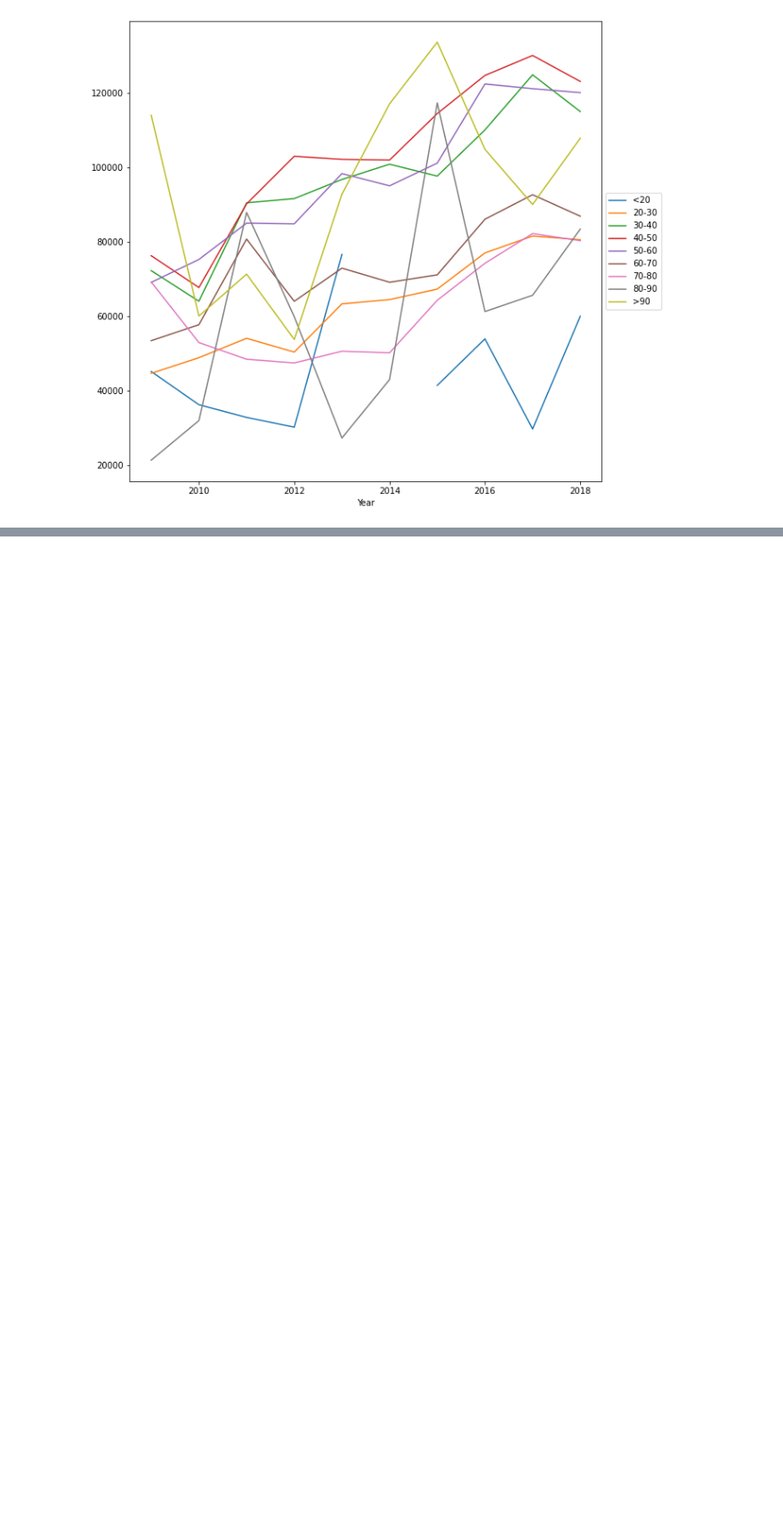
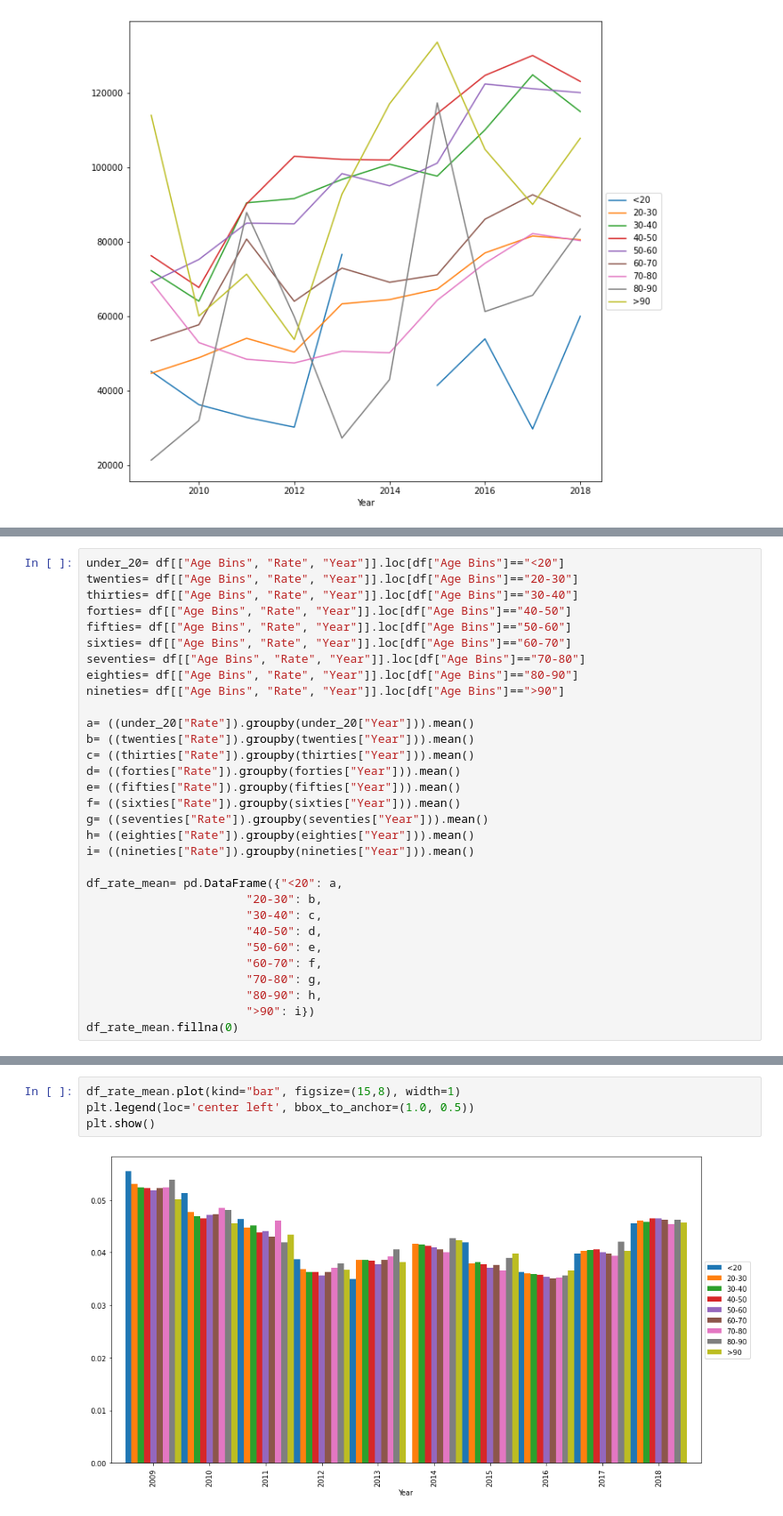
Before and after one commit to bmkennedyii/Project_1, a Jupyter notebook: Graphs.ipynb, the cells around one changed output, grey strips where cells are left out. Shown at 89% size. Drawn from its saved outputs; the diff is of its cells as text; blank space fills up the shorter version.

```diff
--- a/Graphs.ipynb
+++ b/Graphs.ipynb
@@ -276,0 +269,31 @@ plt.show()
+# %%
+under_20= df[["Age Bins", "Rate", "Year"]].loc[df["Age Bins"]=="<20"]
+twenties= df[["Age Bins", "Rate", "Year"]].loc[df["Age Bins"]=="20-30"]
+thirties= df[["Age Bins", "Rate", "Year"]].loc[df["Age Bins"]=="30-40"]
+forties= df[["Age Bins", "Rate", "Year"]].loc[df["Age Bins"]=="40-50"]
+fifties= df[["Age Bins", "Rate", "Year"]].loc[df["Age Bins"]=="50-60"]
+sixties= df[["Age Bins", "Rate", "Year"]].loc[df["Age Bins"]=="60-70"]
+seventies= df[["Age Bins", "Rate", "Year"]].loc[df["Age Bins"]=="70-80"]
+eighties= df[["Age Bins", "Rate", "Year"]].loc[df["Age Bins"]=="80-90"]
+nineties= df[["Age Bins", "Rate", "Year"]].loc[df["Age Bins"]==">90"]
+
+a= ((under_20["Rate"]).groupby(under_20["Year"])).mean()
+b= ((twenties["Rate"]).groupby(twenties["Year"])).mean()
+c= ((thirties["Rate"]).groupby(thirties["Year"])).mean()
+d= ((forties["Rate"]).groupby(forties["Year"])).mean()
+e= ((fifties["Rate"]).groupby(fifties["Year"])).mean()
+f= ((sixties["Rate"]).groupby(sixties["Year"])).mean()
+g= ((seventies["Rate"]).groupby(seventies["Year"])).mean()
+h= ((eighties["Rate"]).groupby(eighties["Year"])).mean()
+i= ((nineties["Rate"]).groupby(nineties["Year"])).mean()
+
+df_rate_mean= pd.DataFrame({"<20": a,
+                       "20-30": b,
+                       "30-40": c,
+                       "40-50": d,
+                       "50-60": e,
+                       "60-70": f,
+                       "70-80": g,
+                       "80-90": h,
+                       ">90": i})
+df_rate_mean.fillna(0)
@@ -276,0 +313,6 @@ plt.show()
+# %%
+df_rate_mean.plot(kind="bar", figsize=(15,8), width=1)
+plt.legend(loc='center left', bbox_to_anchor=(1.0, 0.5))
+plt.show()
+# %% [output]
+[figure, added]
```
Also changed, not shown: parts of 16 cells of this notebook, 5 other files.
